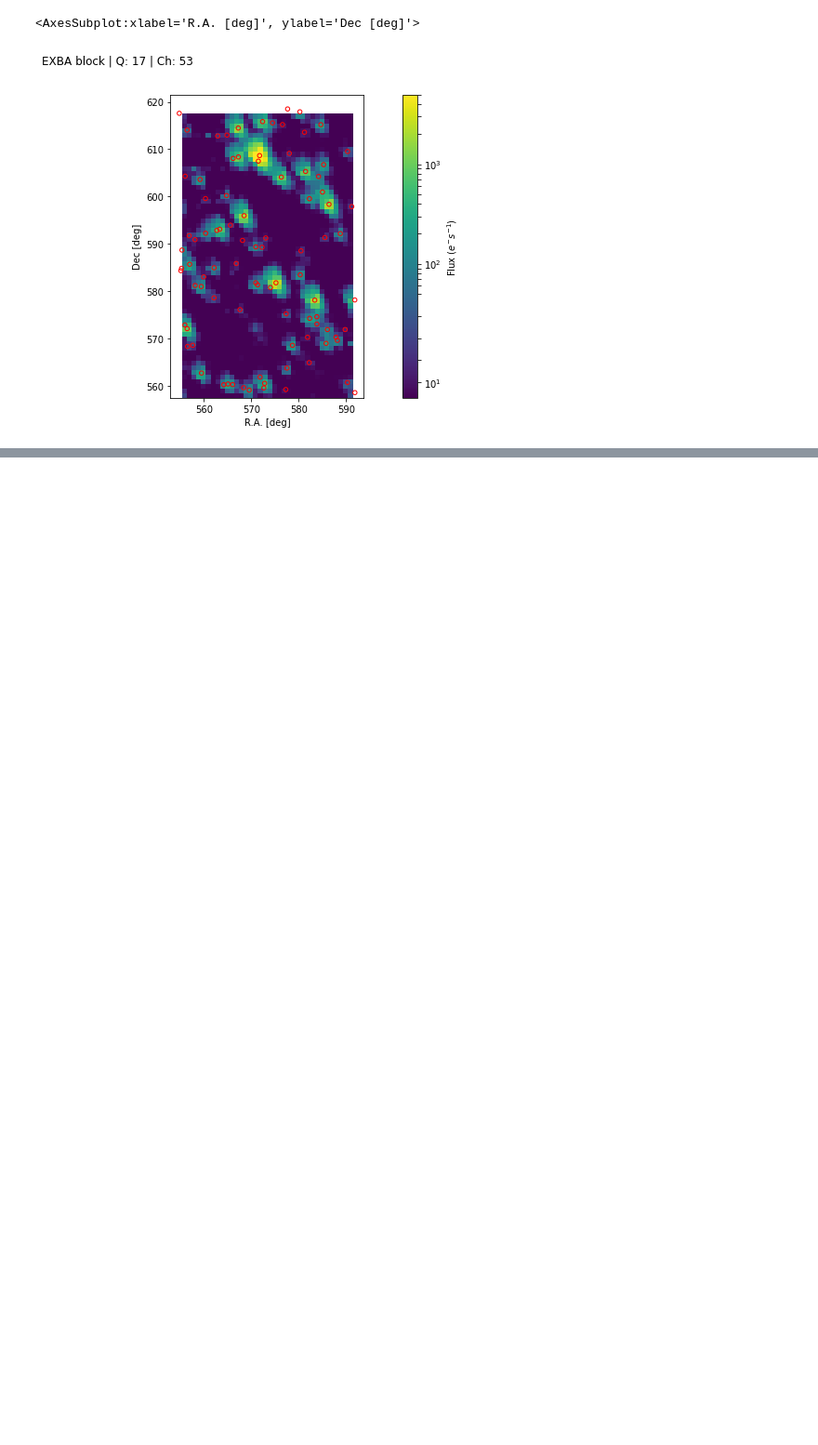
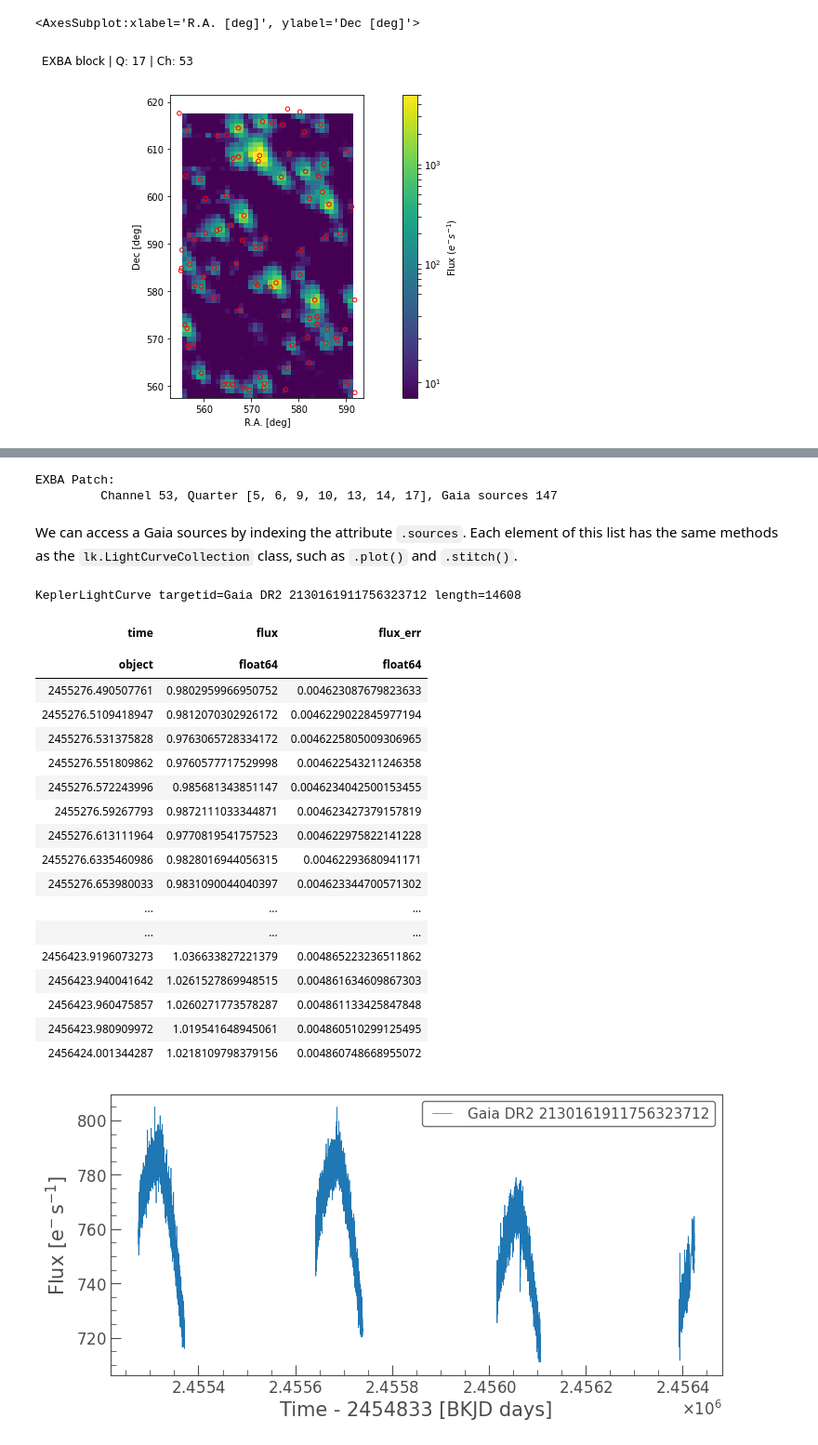
Before and after one commit to jorgemarpa/EXBA_pathfinder, a Jupyter notebook: notebooks/EXBA_tools_explorer.ipynb, the cells around one changed output, grey strips where cells are left out. Shown at 93% size. Drawn from its saved outputs; the diff is of its cells as text; code cells hidden in the pictures; blank space fills up the shorter version.

```diff
--- a/notebooks/EXBA_tools_explorer.ipynb
+++ b/notebooks/EXBA_tools_explorer.ipynb
@@ -69,0 +162,33 @@ LightCurve targetid=Gaia DR2 2130186199792269056 length=1286
+# %%
+exba_lcc = EXBACollection(exbas)
+exba_lcc
+# %% [output]
+EXBA Patch:
+         Channel 53, Quarter [5, 6, 9, 10, 13, 14, 17], Gaia sources 147
+# %% [markdown]
+We can access a Gaia sources by indexing the attribute `.sources`. Each element of this list has the same methods as the `lk.LightCurveCollection` class, such as `.plot()` and `.stitch()`.
+# %%
+exba_lcc.sources[1].plot()
+exba_lcc.sources[1].stitch()
+# %% [output]
+KeplerLightCurve targetid=Gaia DR2 2130161911756323712 length=14608
+| time | flux | flux_err |
+|  |  |  |
+| object | float64 | float64 |
+| 2455276.490507761 | 0.9802959966950752 | 0.004623087679823633 |
+| 2455276.5109418947 | 0.9812070302926172 | 0.0046229022845977194 |
+| 2455276.531375828 | 0.9763065728334172 | 0.0046225805009306965 |
+| 2455276.551809862 | 0.9760577717529998 | 0.004622543211246358 |
+| 2455276.572243996 | 0.985681343851147 | 0.0046234042500153455 |
+| 2455276.59267793 | 0.9872111033344871 | 0.004623427379157819 |
+| 2455276.613111964 | 0.9770819541757523 | 0.004622975822141228 |
+| 2455276.6335460986 | 0.9828016944056315 | 0.00462293680941171 |
+| 2455276.653980033 | 0.9831090044040397 | 0.004623344700571302 |
+| ... | ... | ... |
+| ... | ... | ... |
+| 2456423.9196073273 | 1.036633827221379 | 0.004865223236511862 |
+| 2456423.940041642 | 1.0261527869948515 | 0.004861634609867303 |
+| 2456423.960475857 | 1.0260271773578287 | 0.004861133425847848 |
+| 2456423.980909972 | 1.019541648945061 | 0.004860510299125495 |
+| 2456424.001344287 | 1.0218109798379156 | 0.004860748668955072 |
+[figure, added]
```
Also changed, not shown: parts of 16 cells of this notebook.
